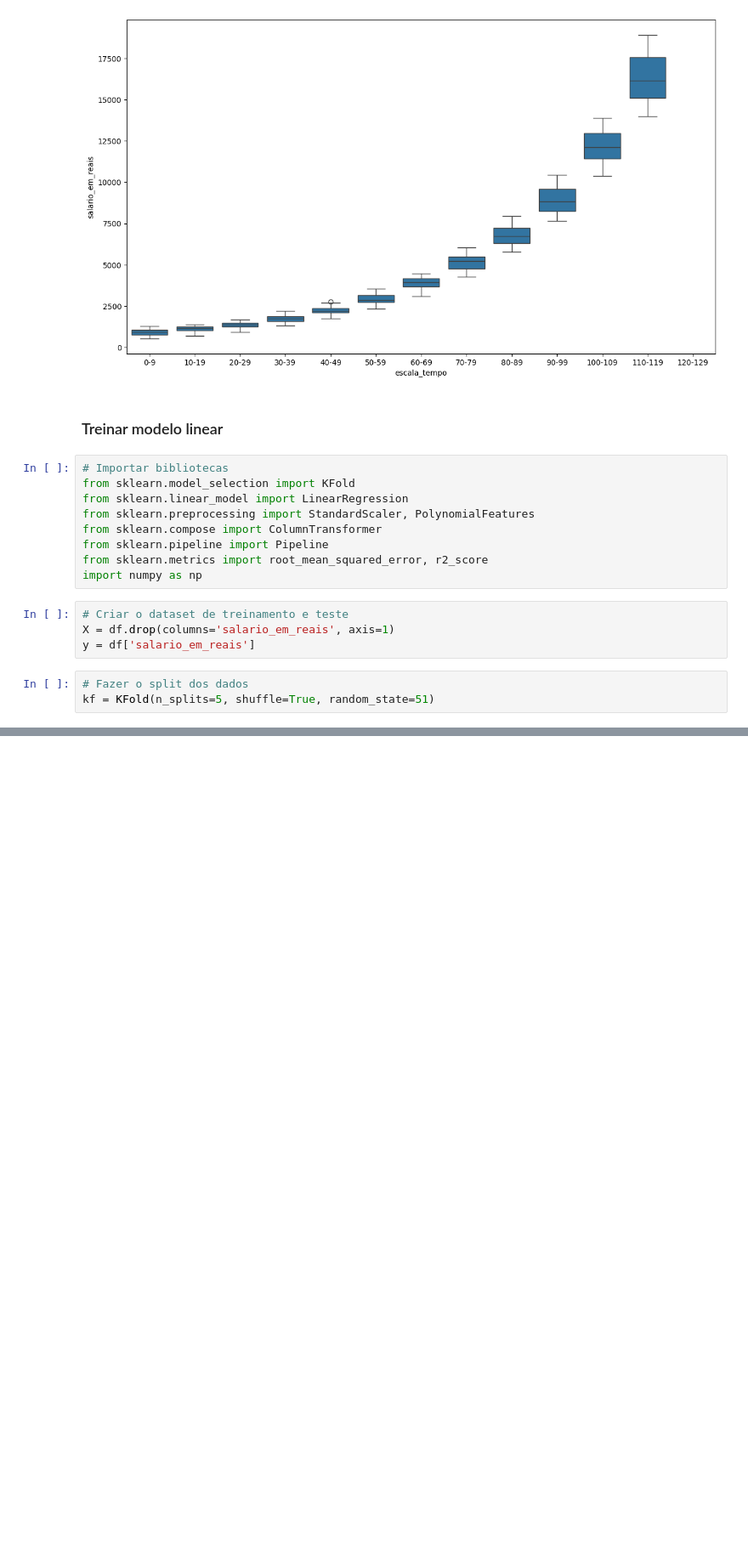
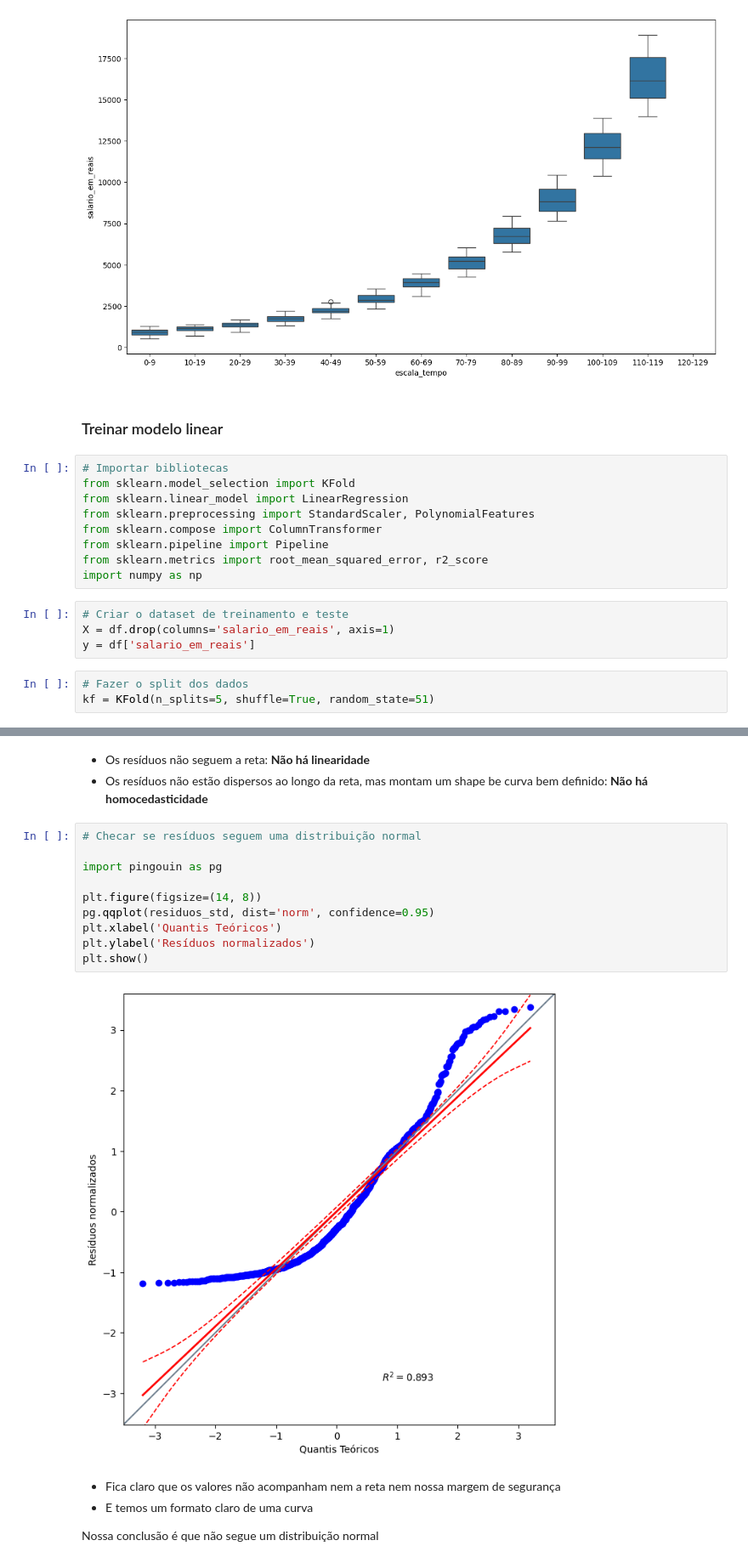
Before and after one commit to rcmonteiro/curso-ia-rocketseat, a Jupyter notebook: regressao_polinomial/modelo_salario.ipynb, the cells around one changed output, grey strips where cells are left out. Shown: that part at 85% size. Drawn from its saved outputs; the diff is of its cells as text; blank space fills up the shorter version.

```diff
--- a/regressao_polinomial/modelo_salario.ipynb
+++ b/regressao_polinomial/modelo_salario.ipynb
@@ -251,0 +300,20 @@ for train_index, test_index in kf.split(X):
+# %% [markdown]
+- Os resíduos não seguem a reta: **Não há linearidade**
+- Os resíduos não estão dispersos ao longo da reta, mas montam um shape be curva bem definido: **Não há homocedasticidade**
+# %%
+# Checar se resíduos seguem uma distribuição normal
+
+import pingouin as pg
+
+plt.figure(figsize=(14, 8))
+pg.qqplot(residuos_std, dist='norm', confidence=0.95)
+plt.xlabel('Quantis Teóricos')
+plt.ylabel('Resíduos normalizados')
+plt.show()
+# %% [output]
+[figure, added]
+# %% [markdown]
+- Fica claro que os valores não acompanham nem a reta nem nossa margem de segurança
+- E temos um formato claro de uma curva
+
+Nossa conclusão é que não segue um distribuição normal
```
Also changed, not shown: parts of 10 cells of this notebook, 1 other file.
